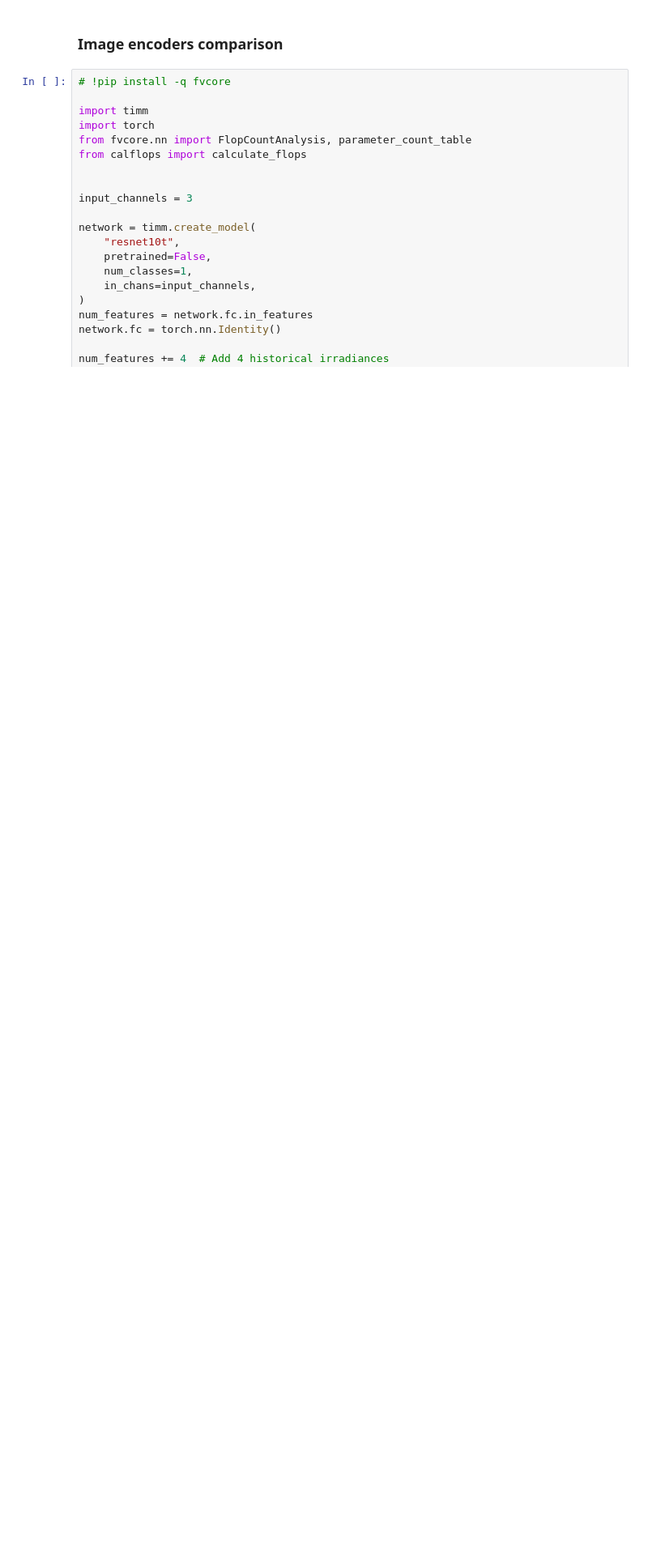
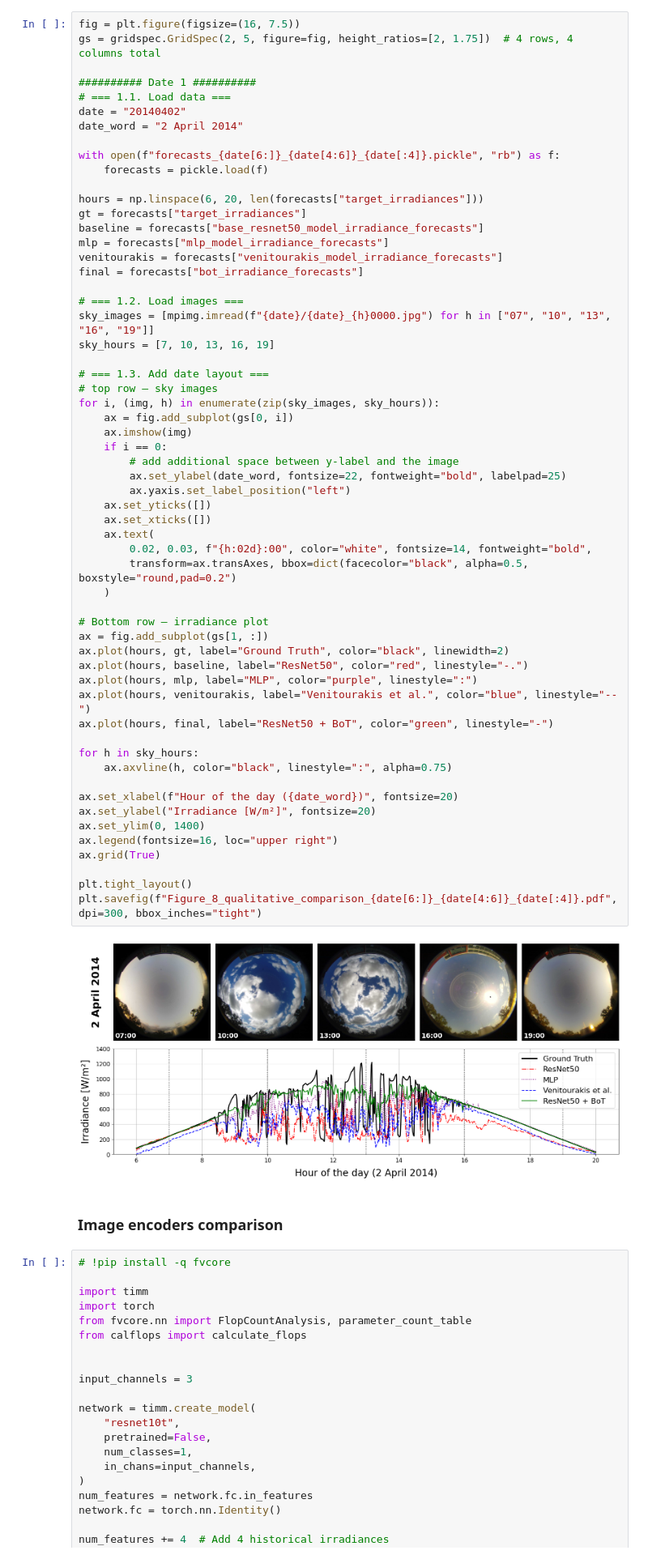
Before and after one commit to PUTvision/solar-irradiance, a Jupyter notebook: notebooks/article_graphic.ipynb, the cells around one changed output. Shown at 81% size. Cells and saved outputs as stored; diff of their text form; blank space fills up the shorter version.

```diff
--- a/notebooks/article_graphic.ipynb
+++ b/notebooks/article_graphic.ipynb
@@ -14,3 +19,63 @@ from solar_irradiance.datamodules.sun_mask import SunMask
+# %%
+fig = plt.figure(figsize=(16, 7.5))
+gs = gridspec.GridSpec(2, 5, figure=fig, height_ratios=[2, 1.75])  # 4 rows, 4 columns total
+
+########## Date 1 ##########
+# === 1.1. Load data ===
+date = "20140402"
+date_word = "2 April 2014"
+
+with open(f"forecasts_{date[6:]}_{date[4:6]}_{date[:4]}.pickle", "rb") as f:
+    forecasts = pickle.load(f)
+
+hours = np.linspace(6, 20, len(forecasts["target_irradiances"]))
+gt = forecasts["target_irradiances"]
+baseline = forecasts["base_resnet50_model_irradiance_forecasts"]
+mlp = forecasts["mlp_model_irradiance_forecasts"]
+venitourakis = forecasts["venitourakis_model_irradiance_forecasts"]
+final = forecasts["bot_irradiance_forecasts"]
+
+# === 1.2. Load images ===
+sky_images = [mpimg.imread(f"{date}/{date}_{h}0000.jpg") for h in ["07", "10", "13", "16", "19"]]
+sky_hours = [7, 10, 13, 16, 19]
+
+# === 1.3. Add date layout ===
+# top row – sky images
+for i, (img, h) in enumerate(zip(sky_images, sky_hours)):
+    ax = fig.add_subplot(gs[0, i])
+    ax.imshow(img)
+    if i == 0:
+        # add additional space between y-label and the image
+        ax.set_ylabel(date_word, fontsize=22, fontweight="bold", labelpad=25)
+        ax.yaxis.set_label_position("left")
+    ax.set_yticks([])
+    ax.set_xticks([])
+    ax.text(
+        0.02, 0.03, f"{h:02d}:00", color="white", fontsize=14, fontweight="bold",
+        transform=ax.transAxes, bbox=dict(facecolor="black", alpha=0.5, boxstyle="round,pad=0.2")
+    )
+
+# Bottom row – irradiance plot
+ax = fig.add_subplot(gs[1, :])
+ax.plot(hours, gt, label="Ground Truth", color="black", linewidth=2)
+ax.plot(hours, baseline, label="ResNet50", color="red", linestyle="-.")
+ax.plot(hours, mlp, label="MLP", color="purple", linestyle=":")
+ax.plot(hours, venitourakis, label="Venitourakis et al.", color="blue", linestyle="--")
+ax.plot(hours, final, label="ResNet50 + BoT", color="green", linestyle="-")
+
+for h in sky_hours:
+    ax.axvline(h, color="black", linestyle=":", alpha=0.75)
+
+ax.set_xlabel(f"Hour of the day ({date_word})", fontsize=20)
+ax.set_ylabel("Irradiance [W/m²]", fontsize=20)
+ax.set_ylim(0, 1400)
+ax.legend(fontsize=16, loc="upper right")
+ax.grid(True)
+
+plt.tight_layout()
+plt.savefig(f"Figure_8_qualitative_comparison_{date[6:]}_{date[4:6]}_{date[:4]}.pdf", dpi=300, bbox_inches="tight")
+# %% [output]
+[figure, added]
 # %% [markdown]
 ### Image encoders comparison
 # %%
```
Also changed, not shown: parts of 4 cells of this notebook, 7 other files.
